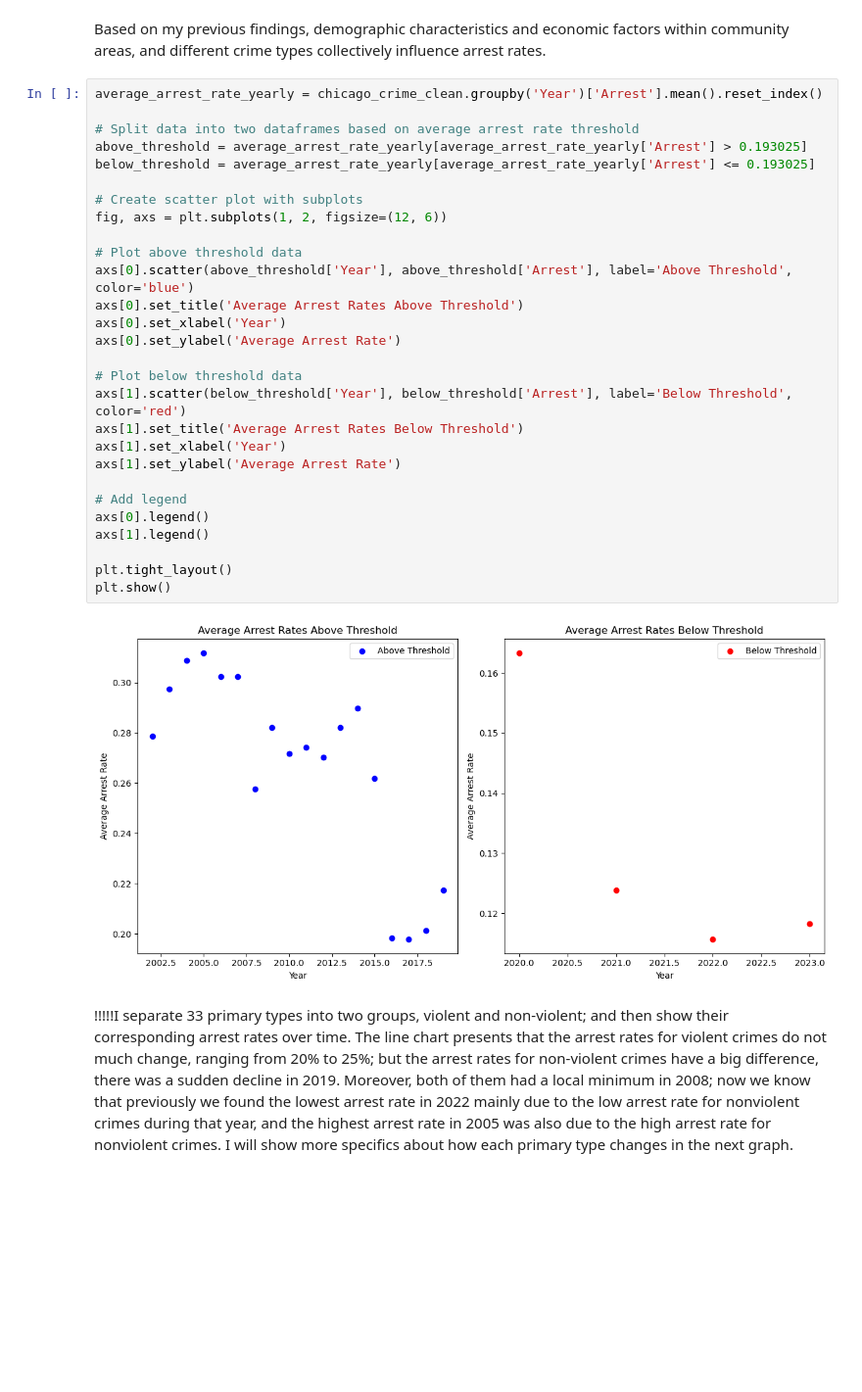
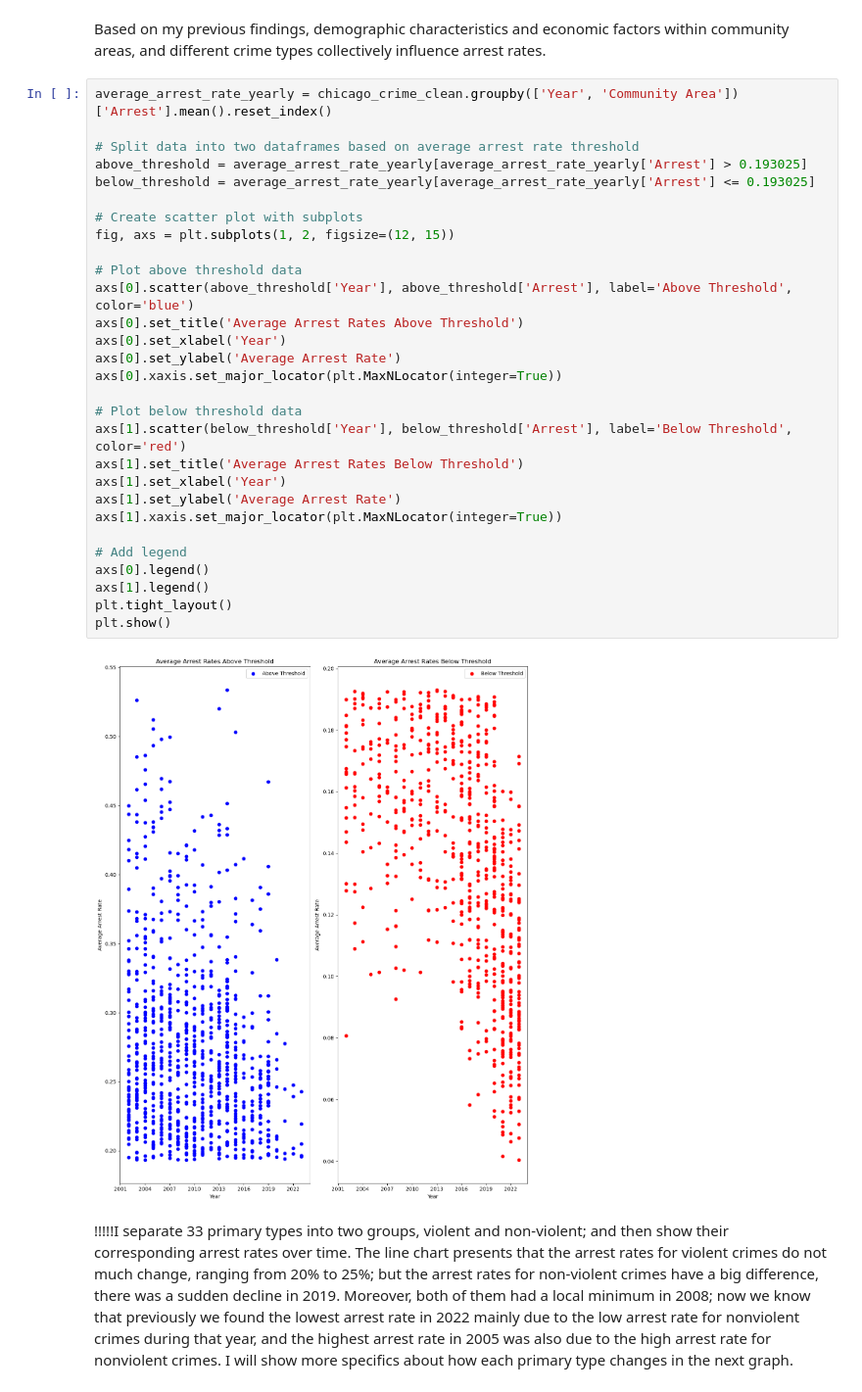
Before and after one commit to XingyuWang06/ECO225Project, a Jupyter notebook: Project3.ipynb, the cells around one changed output. Shown at 98% size. Cells and saved outputs as stored; diff of their text form; blank space fills up the shorter version.

Commit message:
Change main message plot
As title

```diff
--- a/Project3.ipynb
+++ b/Project3.ipynb
@@ -415,35 +415,36 @@ The boxplot of arrest rates represents the arrest rates based on 33 crime types,
 # %% [markdown]
 Based on my previous findings, demographic characteristics and economic factors within community areas, and different crime types collectively influence arrest rates.
 # %%
-average_arrest_rate_yearly = chicago_crime_clean.groupby('Year')['Arrest'].mean().reset_index()
+average_arrest_rate_yearly = chicago_crime_clean.groupby(['Year', 'Community Area'])['Arrest'].mean().reset_index()
 
 # Split data into two dataframes based on average arrest rate threshold
 above_threshold = average_arrest_rate_yearly[average_arrest_rate_yearly['Arrest'] > 0.193025]
 below_threshold = average_arrest_rate_yearly[average_arrest_rate_yearly['Arrest'] <= 0.193025]
 
 # Create scatter plot with subplots
-fig, axs = plt.subplots(1, 2, figsize=(12, 6))
+fig, axs = plt.subplots(1, 2, figsize=(12, 15))
 
 # Plot above threshold data
 axs[0].scatter(above_threshold['Year'], above_threshold['Arrest'], label='Above Threshold', color='blue')
 axs[0].set_title('Average Arrest Rates Above Threshold')
 axs[0].set_xlabel('Year')
 axs[0].set_ylabel('Average Arrest Rate')
+axs[0].xaxis.set_major_locator(plt.MaxNLocator(integer=True))
 
 # Plot below threshold data
 axs[1].scatter(below_threshold['Year'], below_threshold['Arrest'], label='Below Threshold', color='red')
 axs[1].set_title('Average Arrest Rates Below Threshold')
 axs[1].set_xlabel('Year')
 axs[1].set_ylabel('Average Arrest Rate')
+axs[1].xaxis.set_major_locator(plt.MaxNLocator(integer=True))
 
 # Add legend
 axs[0].legend()
 axs[1].legend()
-
 plt.tight_layout()
 plt.show()
 # %% [output]
-[figure, old version]
+[figure, new version]
 # %% [markdown]
 !!!!!I separate 33 primary types into two groups, violent and non-violent; and then show their corresponding arrest rates over time. The line chart presents that the arrest rates for violent crimes do not much change, ranging from 20% to 25%; but the arrest rates for non-violent crimes have a big difference, there was a sudden decline in 2019. Moreover, both of them had a local minimum in 2008; now we know that previously we found the lowest arrest rate in 2022 mainly due to the low arrest rate for nonviolent crimes during that year, and the highest arrest rate in 2005 was also due to the high arrest rate for nonviolent crimes. I will show more specifics about how each primary type changes in the next graph.
 # %% [markdown]
```
